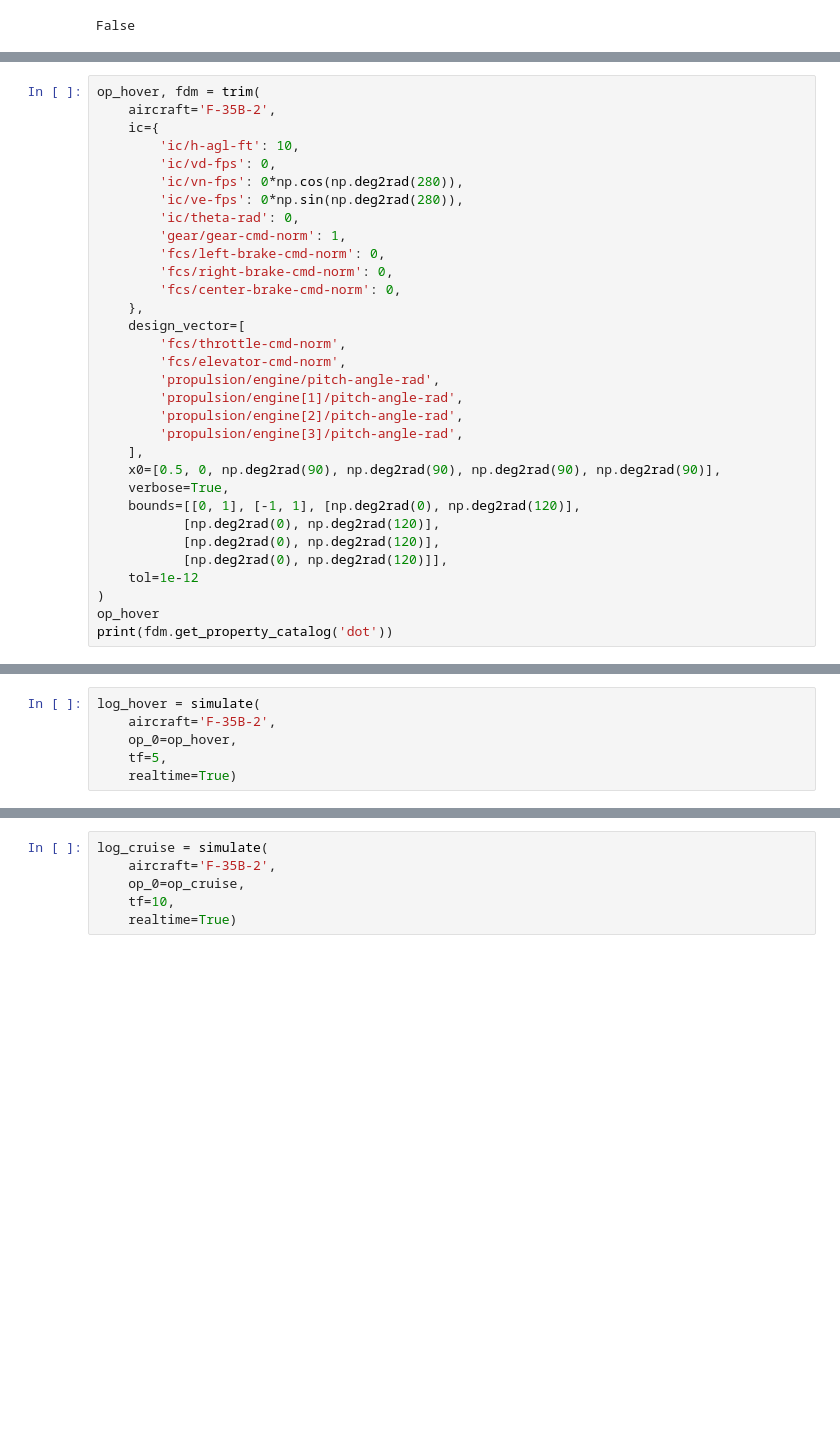
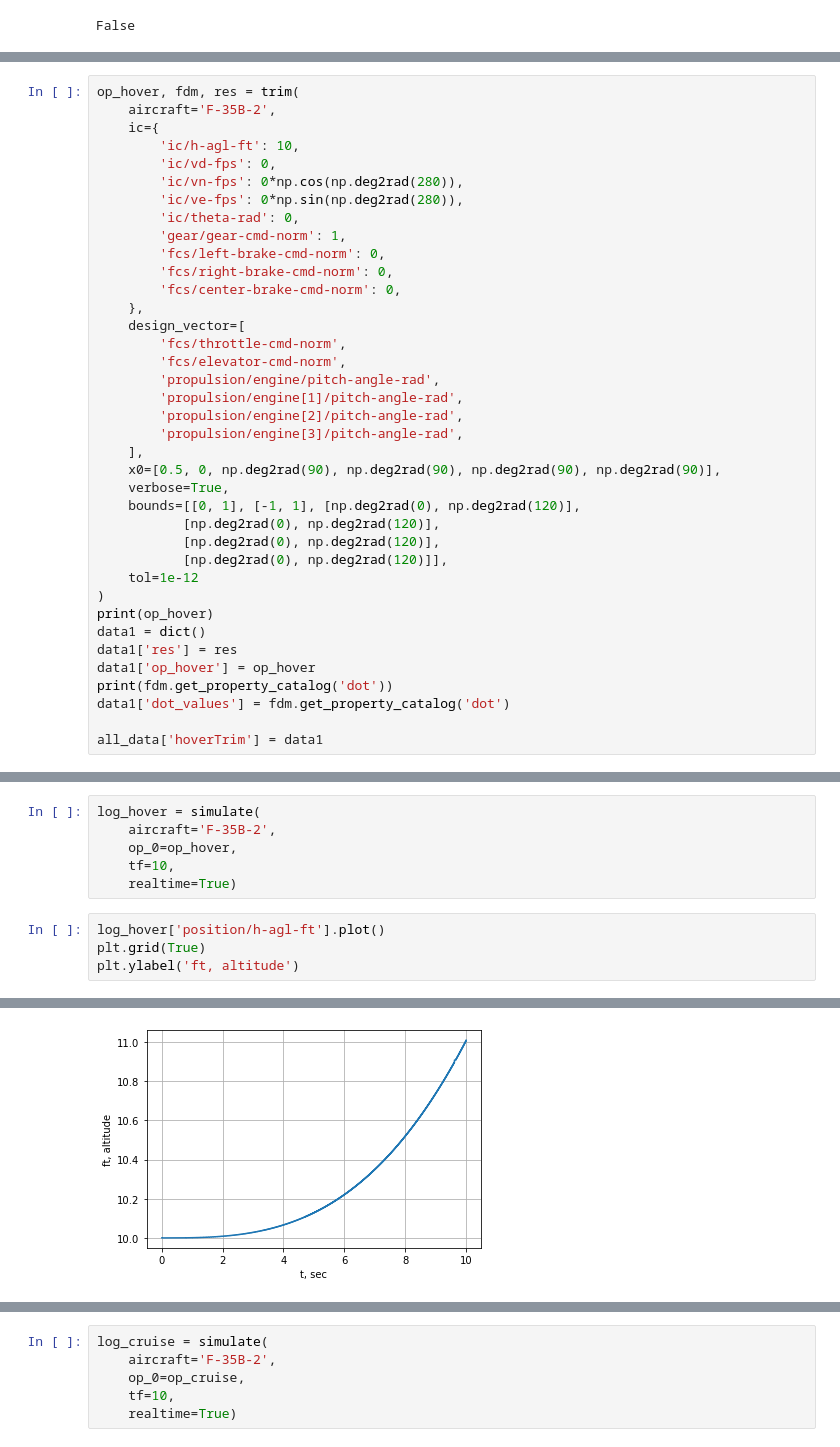
Before and after one commit to smallpondtom/aae451-notebook, a Jupyter notebook: 6-Simulation/Trim.ipynb, the cells around one changed output, grey strips where cells are left out. Saved outputs shown, nothing was run; the diff lists cells and outputs as text; blank space fills up the shorter version.

```diff
--- a/6-Simulation/Trim.ipynb
+++ b/6-Simulation/Trim.ipynb
@@ -120,5 +130,5 @@ log_ground['propulsion/engine/thrust-lbs'].plot()
 # %%
-op_hover, fdm = trim(
+op_hover, fdm, res = trim(
     aircraft='F-35B-2',
     ic={
         'ic/h-agl-ft': 10,
@@ -147,8 +157,14 @@ op_hover, fdm = trim(
            [np.deg2rad(0), np.deg2rad(120)]],
     tol=1e-12
 )
-op_hover
+print(op_hover)
+data1 = dict()
+data1['res'] = res
+data1['op_hover'] = op_hover
 print(fdm.get_property_catalog('dot'))
+data1['dot_values'] = fdm.get_property_catalog('dot')
+
+all_data['hoverTrim'] = data1
 # %% [output]
       fun: 8.855948537345098e-12
  hess_inv: <6x6 LbfgsInvHessProduct with dtype=float64>
@@ -167,5 +184,10 @@ print(fdm.get_property_catalog('dot'))
 log_hover = simulate(
     aircraft='F-35B-2',
     op_0=op_hover,
-    tf=5,
+    tf=10,
     realtime=True)
+# %%
+log_hover['position/h-agl-ft'].plot()
+plt.grid(True)
+plt.ylabel('ft, altitude')
+# %% [output]
@@ -171,0 +195 @@ log_hover = simulate(
+[figure, added]
```
Also changed, not shown: parts of 23 cells of this notebook, 2 other files.
